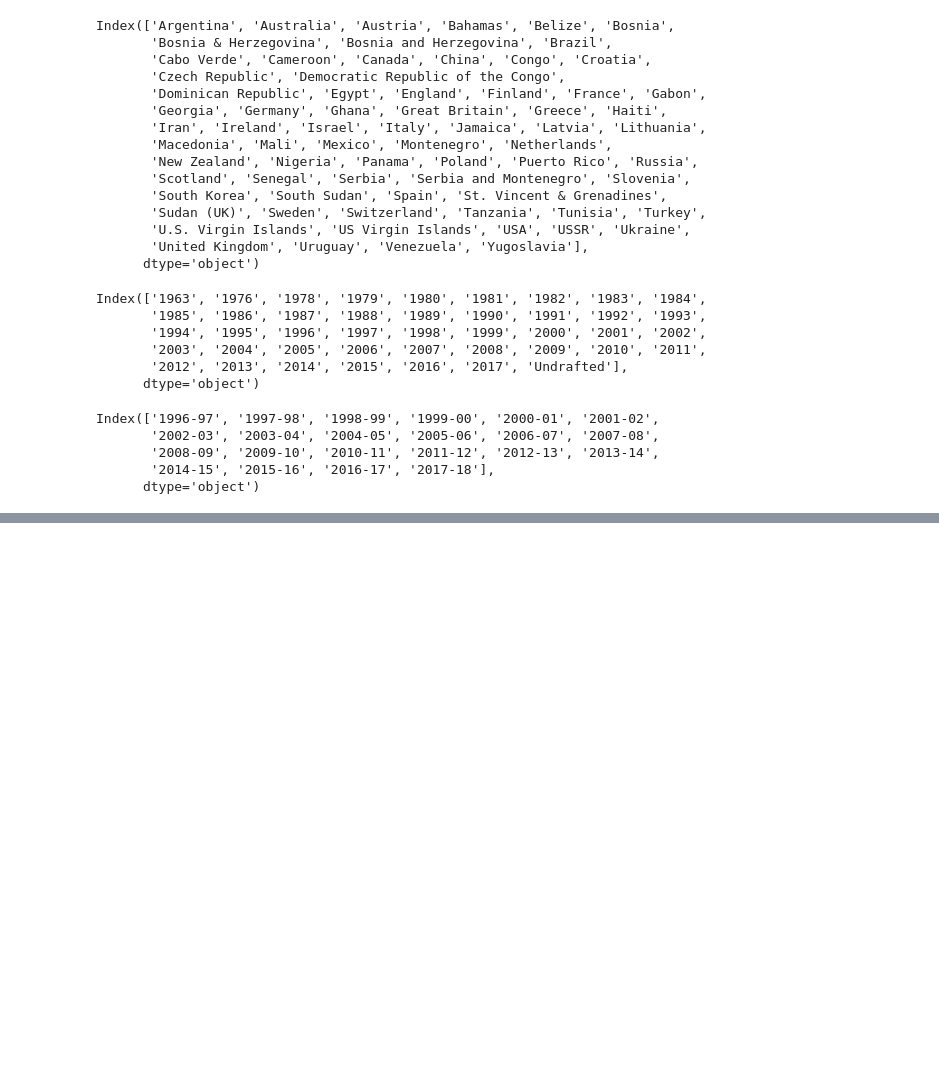
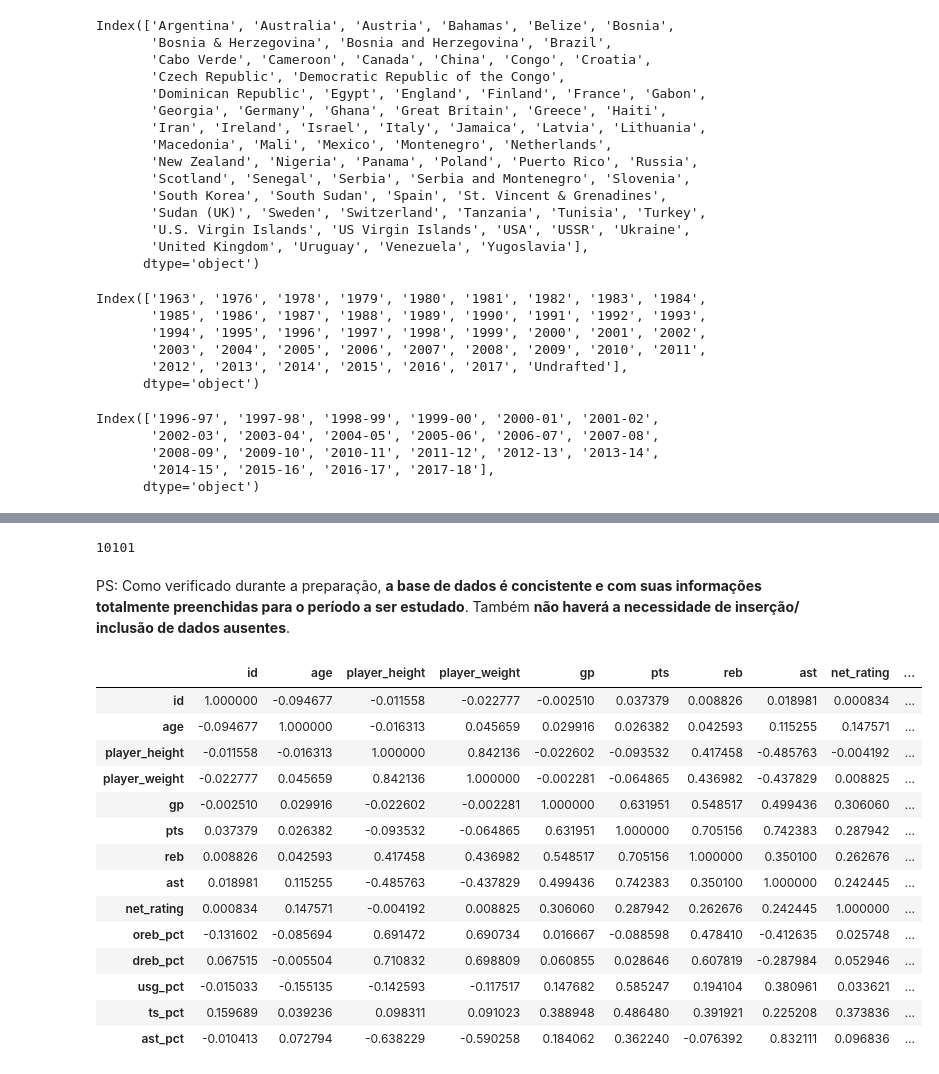
Before and after one commit to cristianosps/Introducao_Ciencia_de_Dados, a Jupyter notebook: Interpretacao_Estatistica_NBA_1996_2016.ipynb, the cells around one changed output, grey strips where cells are left out. Drawn from its saved outputs; the diff is of its cells as text; code cells hidden in the pictures; blank space fills up the shorter version.

```diff
--- a/Interpretacao_Estatistica_NBA_1996_2016.ipynb
+++ b/Interpretacao_Estatistica_NBA_1996_2016.ipynb
@@ -213,0 +221,25 @@ len(dataset1)
+# %%
+# Verificação da quantidade de registros da base de dados a ser estudada
+len(dataset1)
+# %% [output]
+10101
+# %% [markdown]
+PS: Como verificado durante a preparação, **a base de dados é concistente e com suas informações totalmente preenchidas para o período a ser estudado**. Também **não haverá a necessidade de inserção/ inclusão de dados ausentes**.
+# %%
+dataset.corr(method='spearman')
+# %% [output]
+|  | id | age | player_height | player_weight | gp | pts | reb | ast | net_rating | ... |
+| id | 1.000000 | -0.094677 | -0.011558 | -0.022777 | -0.002510 | 0.037379 | 0.008826 | 0.018981 | 0.000834 | ... |
+| age | -0.094677 | 1.000000 | -0.016313 | 0.045659 | 0.029916 | 0.026382 | 0.042593 | 0.115255 | 0.147571 | ... |
+| player_height | -0.011558 | -0.016313 | 1.000000 | 0.842136 | -0.022602 | -0.093532 | 0.417458 | -0.485763 | -0.004192 | ... |
+| player_weight | -0.022777 | 0.045659 | 0.842136 | 1.000000 | -0.002281 | -0.064865 | 0.436982 | -0.437829 | 0.008825 | ... |
+| gp | -0.002510 | 0.029916 | -0.022602 | -0.002281 | 1.000000 | 0.631951 | 0.548517 | 0.499436 | 0.306060 | ... |
+| pts | 0.037379 | 0.026382 | -0.093532 | -0.064865 | 0.631951 | 1.000000 | 0.705156 | 0.742383 | 0.287942 | ... |
+| reb | 0.008826 | 0.042593 | 0.417458 | 0.436982 | 0.548517 | 0.705156 | 1.000000 | 0.350100 | 0.262676 | ... |
+| ast | 0.018981 | 0.115255 | -0.485763 | -0.437829 | 0.499436 | 0.742383 | 0.350100 | 1.000000 | 0.242445 | ... |
+| net_rating | 0.000834 | 0.147571 | -0.004192 | 0.008825 | 0.306060 | 0.287942 | 0.262676 | 0.242445 | 1.000000 | ... |
+| oreb_pct | -0.131602 | -0.085694 | 0.691472 | 0.690734 | 0.016667 | -0.088598 | 0.478410 | -0.412635 | 0.025748 | ... |
+| dreb_pct | 0.067515 | -0.005504 | 0.710832 | 0.698809 | 0.060855 | 0.028646 | 0.607819 | -0.287984 | 0.052946 | ... |
+| usg_pct | -0.015033 | -0.155135 | -0.142593 | -0.117517 | 0.147682 | 0.585247 | 0.194104 | 0.380961 | 0.033621 | ... |
+| ts_pct | 0.159689 | 0.039236 | 0.098311 | 0.091023 | 0.388948 | 0.486480 | 0.391921 | 0.225208 | 0.373836 | ... |
+| ast_pct | -0.010413 | 0.072794 | -0.638229 | -0.590258 | 0.184062 | 0.362240 | -0.076392 | 0.832111 | 0.096836 | ... |
```
Also changed, not shown: parts of 14 cells of this notebook.
